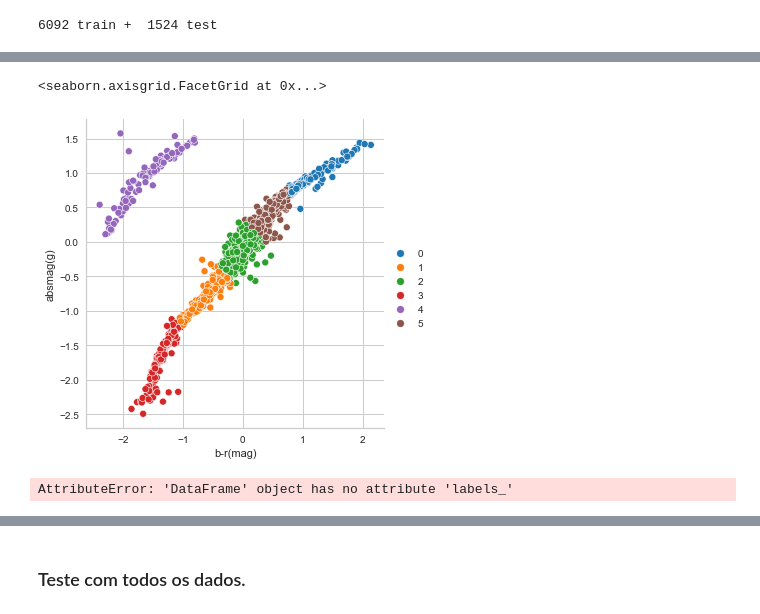
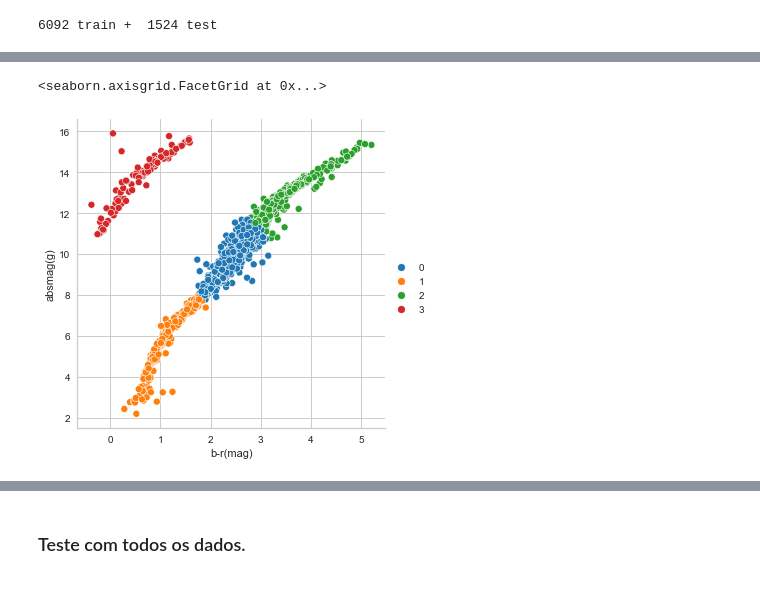
Before and after one commit to Di-carvalho/classifica-o_de_estrelas_GAIA-Clustering, a Jupyter notebook: star_classification-gaia.ipynb, the cells around one changed output, grey strips where cells are left out. Cells and saved outputs as stored; diff of their text form; code cells hidden in the pictures.

```diff
--- a/star_classification-gaia.ipynb
+++ b/star_classification-gaia.ipynb
@@ -807,6 +811,6 @@ plt.tight_layout()
 # %%
 
-clust = OPTICS(min_samples=5, xi=0.005, min_cluster_size=0.05)
+clust = OPTICS(min_samples=5, xi=0.05, min_cluster_size=0.05)
 
 # Run the fit
 clust.fit(df_model)
@@ -949,15 +920,11 @@ memory usage: 226.2 KB
 # %%
 #fig, ax = plt.subplots(3,3,figsize=(12, 8))
 #test_set['class']=kmeans6.predict(test_set)
 sns.relplot(
     data=test_set,
-    x=teste['b-r(mag)'], y="absmag(g)",
-    hue=k6,palette='tab10'
+    x=teste['b-r(mag)'], y=teste["absmag(g)"],
+    hue=k4,palette='tab10'
 )
 # %% [output]
 <seaborn.axisgrid.FacetGrid at 0x...>
-[figure, old version]
+[figure, new version]
-# %%
-treino.labels_
-# %% [output]
-AttributeError: 'DataFrame' object has no attribute 'labels_'
```
Also changed, not shown: parts of 24 cells of this notebook.
